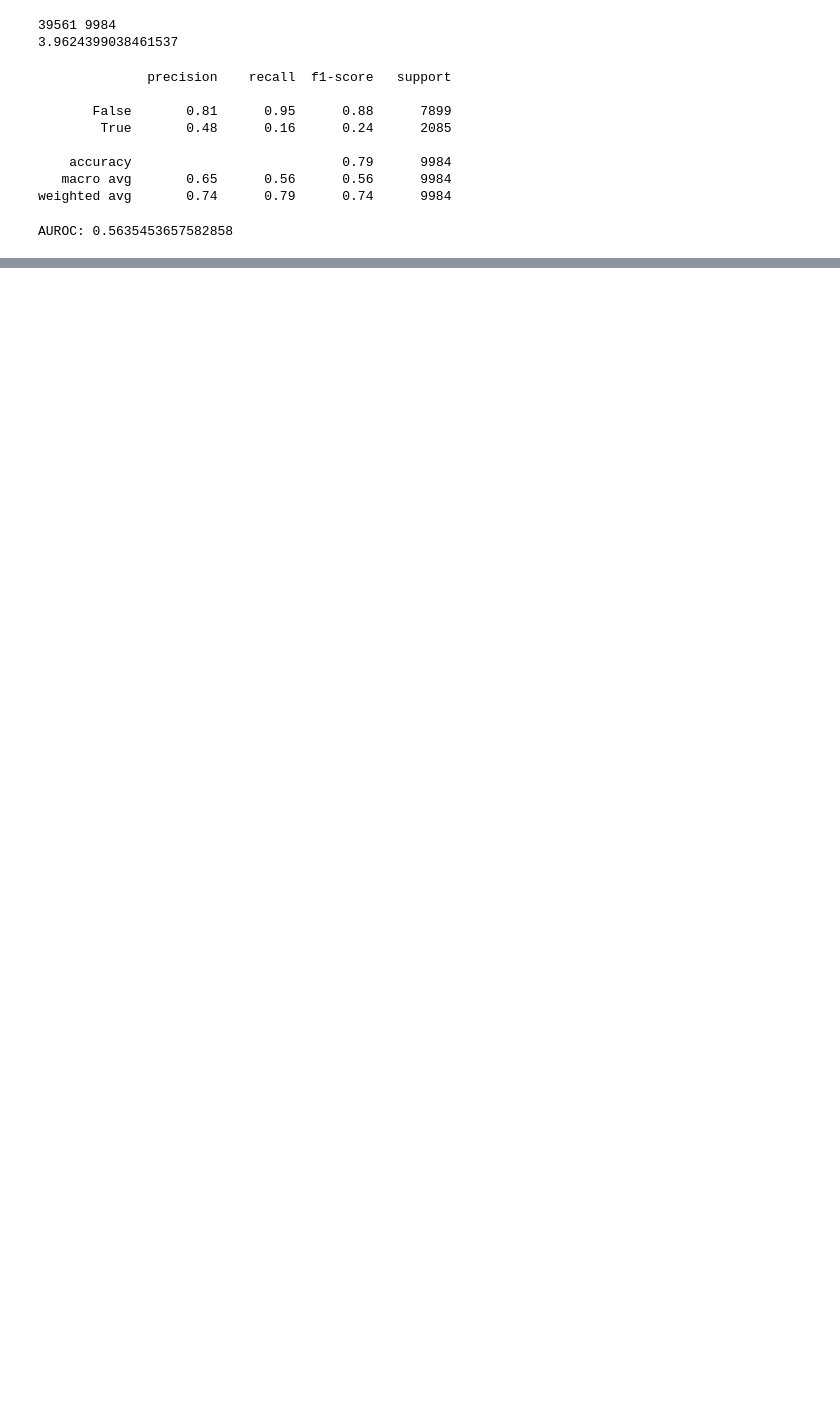
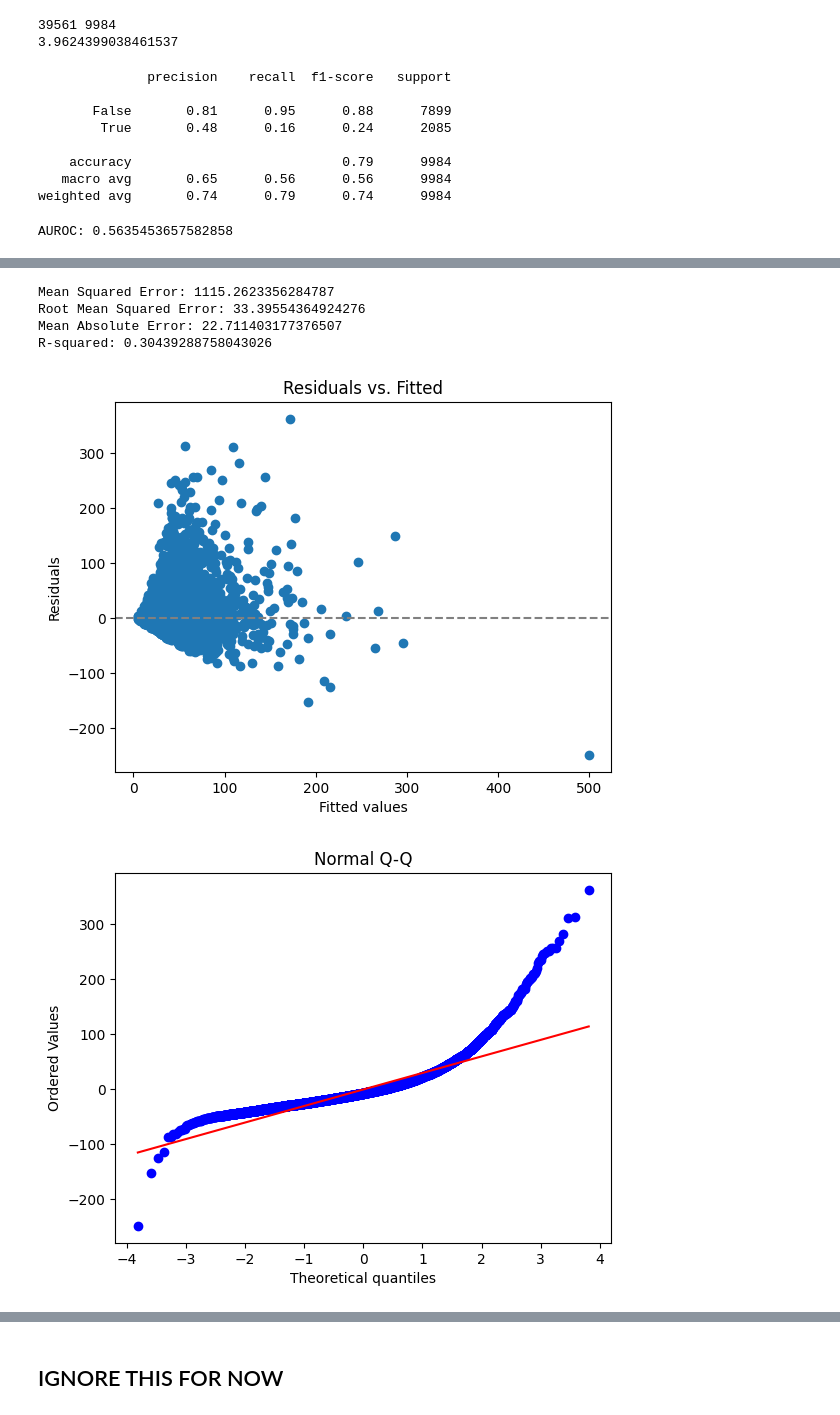
Before and after one commit to egeozin/generative-audience, a Jupyter notebook: analysis/ablation.ipynb, the cells around one changed output, grey strips where cells are left out. Cells and saved outputs as stored; diff of their text form; code cells hidden in the pictures; blank space fills up the shorter version.

```diff
--- a/analysis/ablation.ipynb
+++ b/analysis/ablation.ipynb
@@ -190,0 +245,6 @@ AUROC: 0.5635453657582858
+# %%
+# Initialize the RandomForestRegressor
+regressor = RandomForestRegressor(n_estimators=100, random_state=42)
+
+# Fit the model on the training data
+regressor.fit(X_train, y_train)
@@ -190,0 +253,10 @@ AUROC: 0.5635453657582858
+# %%
+# Predict on the test data
+clicks_pred = regressor.predict(X_test)
+
+# Evaluate the model
+mse = mean_squared_error(y_test, clicks_pred)
+r2 = r2_score(y_test, clicks_pred)
+
+print(f'Mean Squared Error: {mse}')
+print(f'R-squared: {r2}')
@@ -190,0 +273,62 @@ AUROC: 0.5635453657582858
+# %%
+from sklearn.metrics import mean_squared_error, mean_absolute_error, r2_score
+
+mse = mean_squared_error(y_test, clicks_pred)
+rmse = mean_squared_error(y_test, clicks_pred, squared=False)
+mae = mean_absolute_error(y_test, clicks_pred)
+r2 = r2_score(y_test, clicks_pred)
+
+print(f'Mean Squared Error: {mse}')
+print(f'Root Mean Squared Error: {rmse}')
+print(f'Mean Absolute Error: {mae}')
+print(f'R-squared: {r2}')
+# %% [output]
+Mean Squared Error: 1115.2623356284787
+Root Mean Squared Error: 33.39554364924276
+Mean Absolute Error: 22.711403177376507
+R-squared: 0.30439288758043026
+# %%
+import matplotlib.pyplot as plt
+import scipy.stats as stats
+import numpy as np
+
+# Calculate residuals
+residuals = y_test - clicks_pred
+
+# Residuals vs. Fitted Plot
+plt.scatter(clicks_pred, residuals)
+plt.xlabel('Fitted values')
+plt.ylabel('Residuals')
+plt.title('Residuals vs. Fitted')
+plt.axhline(y=0, color='grey', linestyle='dashed')
+plt.show()
+
+# Q-Q Plot
+stats.probplot(residuals, dist="norm", plot=plt)
+plt.title('Normal Q-Q')
+plt.show()
+
+# Scale-Location Plot
+plt.scatter(clicks_pred, np.sqrt(np.abs(residuals)))
+plt.xlabel('Fitted values')
+plt.ylabel('Sqrt(|Residuals|)')
+plt.title('Scale-Location')
+plt.show()
+
+# Residuals vs. Leverage Plot
+from statsmodels.graphics.regressionplots import plot_leverage_resid2
+import statsmodels.api as sm
+
+y_test = y_test.reset_index(drop=True)
+X_test_with_const = sm.add_constant(X_test.reset_index(drop=True))
+
+# Now create the OLS model
+model = sm.OLS(y_test, X_test_with_const)
+fit = model.fit()
+
+# Continue with the leverage plot
+plot_leverage_resid2(fit)
+plt.show()
+# %% [output]
+[figure, added]
+[figure, added]
@@ -191,3 +337,5 @@ AUROC: 0.5635453657582858
+# %% [markdown]
+## IGNORE THIS FOR NOW
 # %%
 from transformers import DistilBertModel, DistilBertTokenizer
 import torch
```
Also changed, not shown: parts of 8 cells of this notebook, 1 other file.
